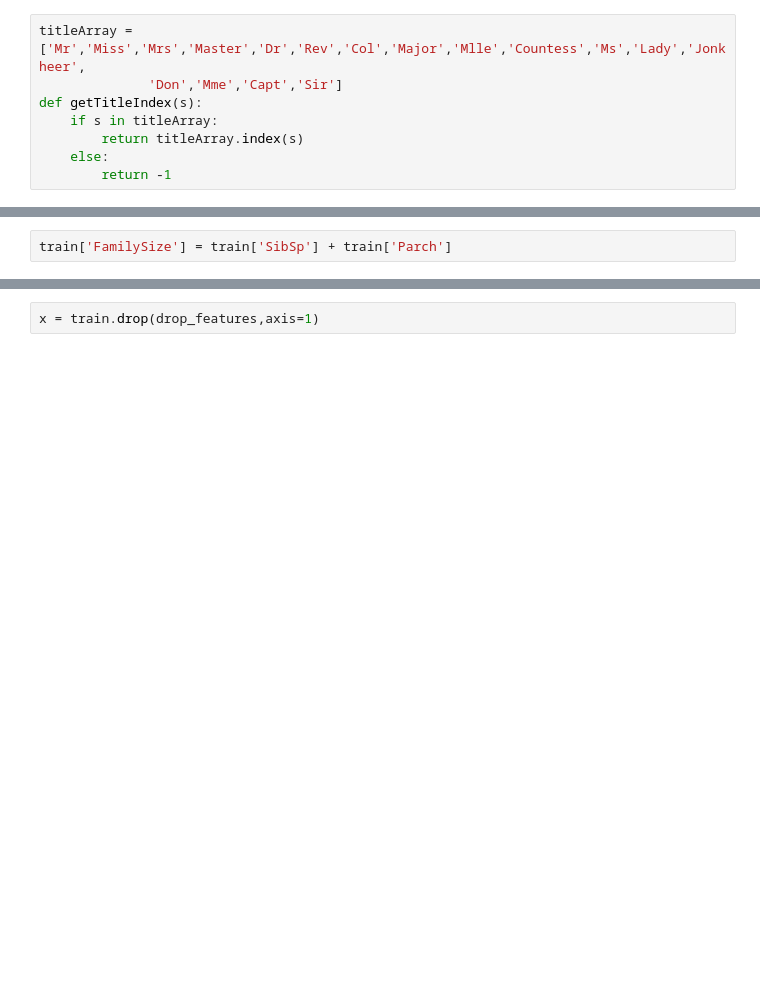
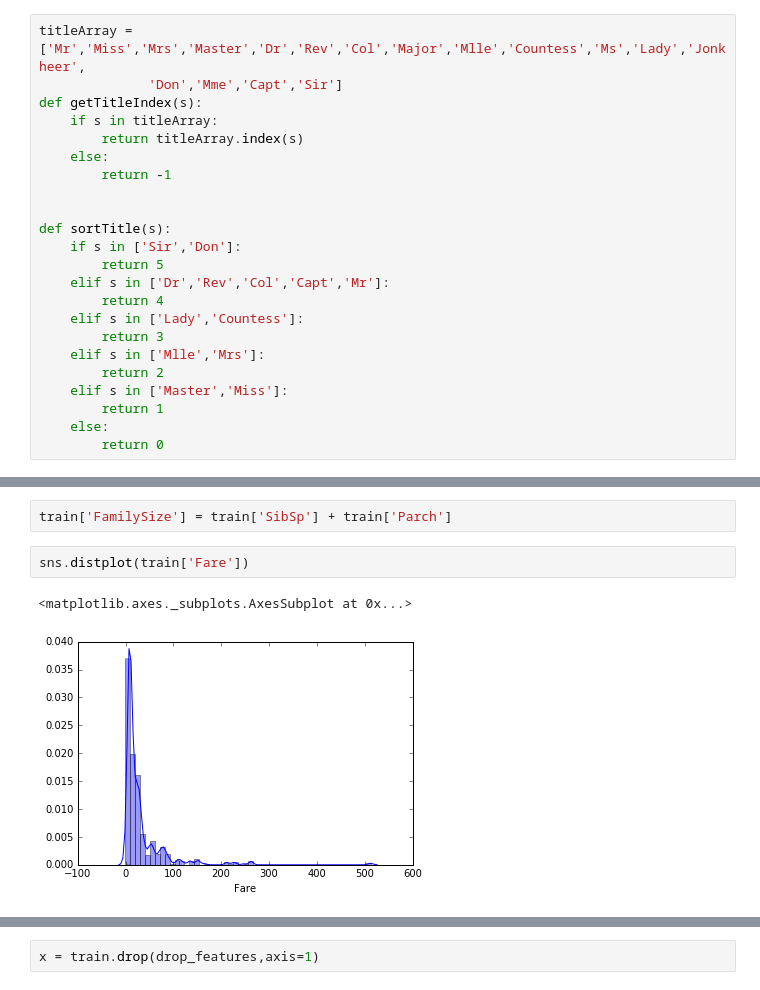
Before and after one commit to digitalelephant/KaggleSolutions, a Jupyter notebook: Titanic/Titanic.ipynb, the cells around one changed output, grey strips where cells are left out. Saved outputs shown, nothing was run; the diff lists cells and outputs as text; blank space fills up the shorter version.

```diff
--- a/Titanic/Titanic.ipynb
+++ b/Titanic/Titanic.ipynb
@@ -52,4 +52,19 @@ def getTitleIndex(s):
         return titleArray.index(s)
     else:
         return -1
+
+
+def sortTitle(s):
+    if s in ['Sir','Don']:
+        return 5
+    elif s in ['Dr','Rev','Col','Capt','Mr']:
+        return 4
+    elif s in ['Lady','Countess']:
+        return 3
+    elif s in ['Mlle','Mrs']:
+        return 2
+    elif s in ['Master','Miss']:
+        return 1
+    else:
+        return 0
 # %%
@@ -103,3 +119,8 @@ sns.factorplot(x='Survived',col = 'CabinAlotted',kind='count',data=train)
 [figure]
 # %%
 train['FamilySize'] = train['SibSp'] + train['Parch']
+# %%
+sns.distplot(train['Fare'])
+# %% [output]
+<matplotlib.axes._subplots.AxesSubplot at 0x...>
+[figure, added]
```
Also changed, not shown: parts of 22 cells of this notebook, 2 other files.
